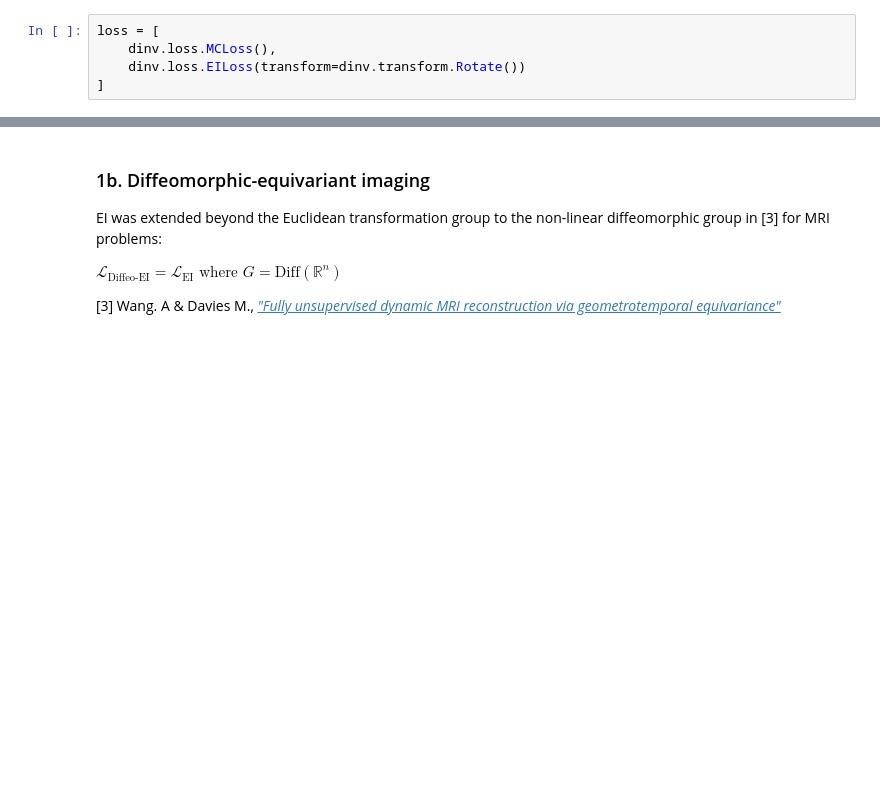
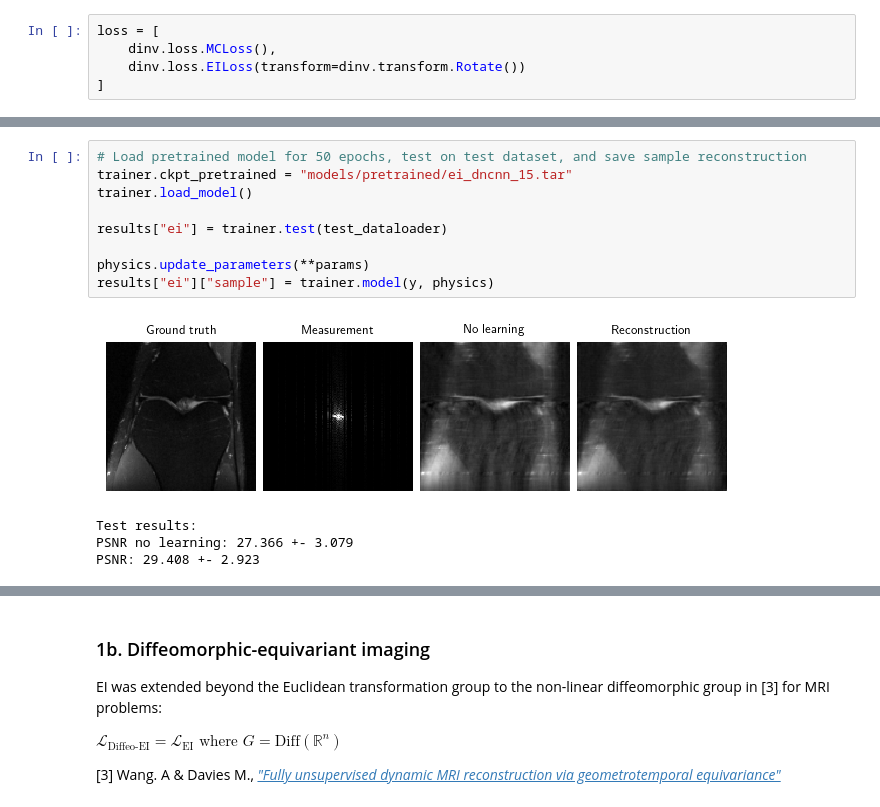
Before and after one commit to Andrewwango/deepinv-selfsup-fastmri, a Jupyter notebook: demo.ipynb, the cells around one changed output, grey strips where cells are left out. Saved outputs shown, nothing was run; the diff lists cells and outputs as text; blank space fills up the shorter version.

```diff
--- a/demo.ipynb
+++ b/demo.ipynb
@@ -150,0 +169,14 @@ results["ei"]["sample"] = model(y, physics)
+# %%
+# Load pretrained model for 50 epochs, test on test dataset, and save sample reconstruction
+trainer.ckpt_pretrained = "models/pretrained/ei_dncnn_15.tar"
+trainer.load_model()
+
+results["ei"] = trainer.test(test_dataloader)
+
+physics.update_parameters(**params)
+results["ei"]["sample"] = trainer.model(y, physics)
+# %% [output]
+[figure, added]
+Test results:
+PSNR no learning: 27.366 +- 3.079
+PSNR: 29.408 +- 2.923
```
Also changed, not shown: parts of 10 cells of this notebook, 2 other files.
